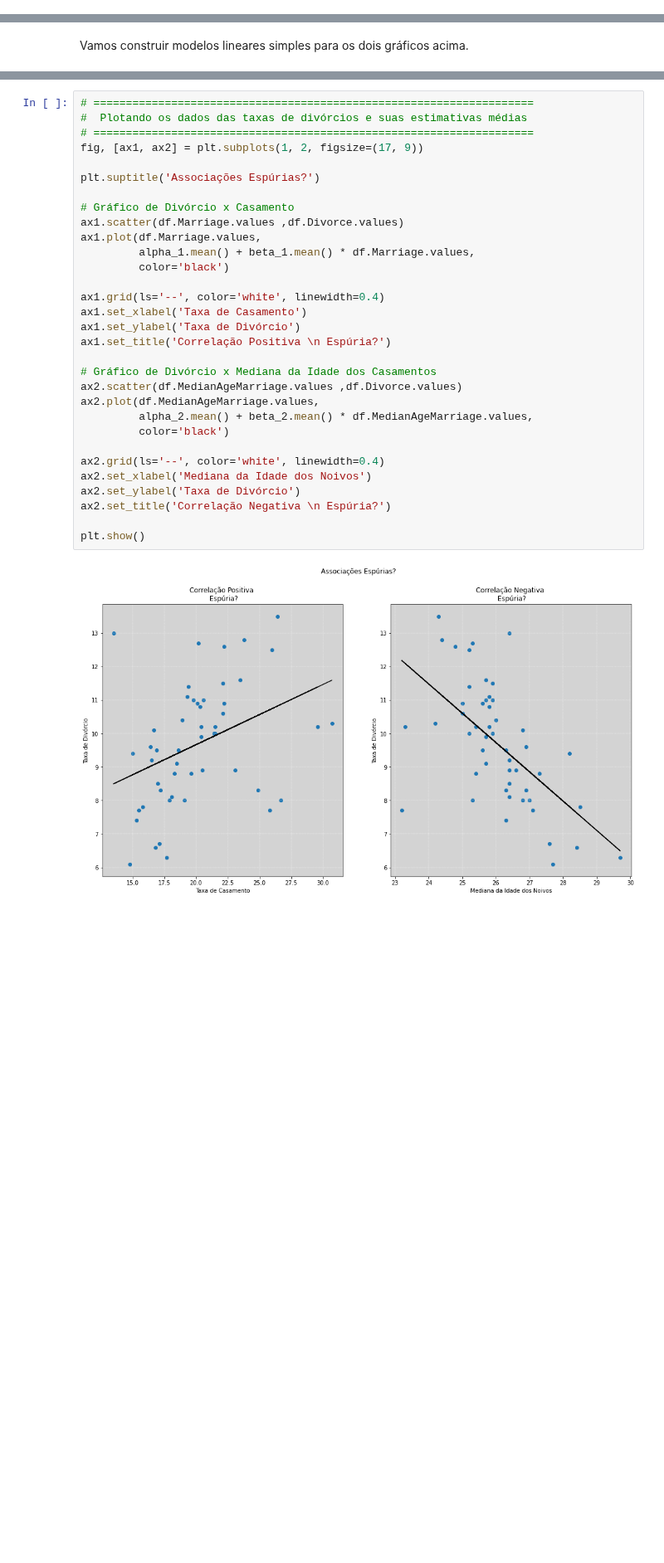
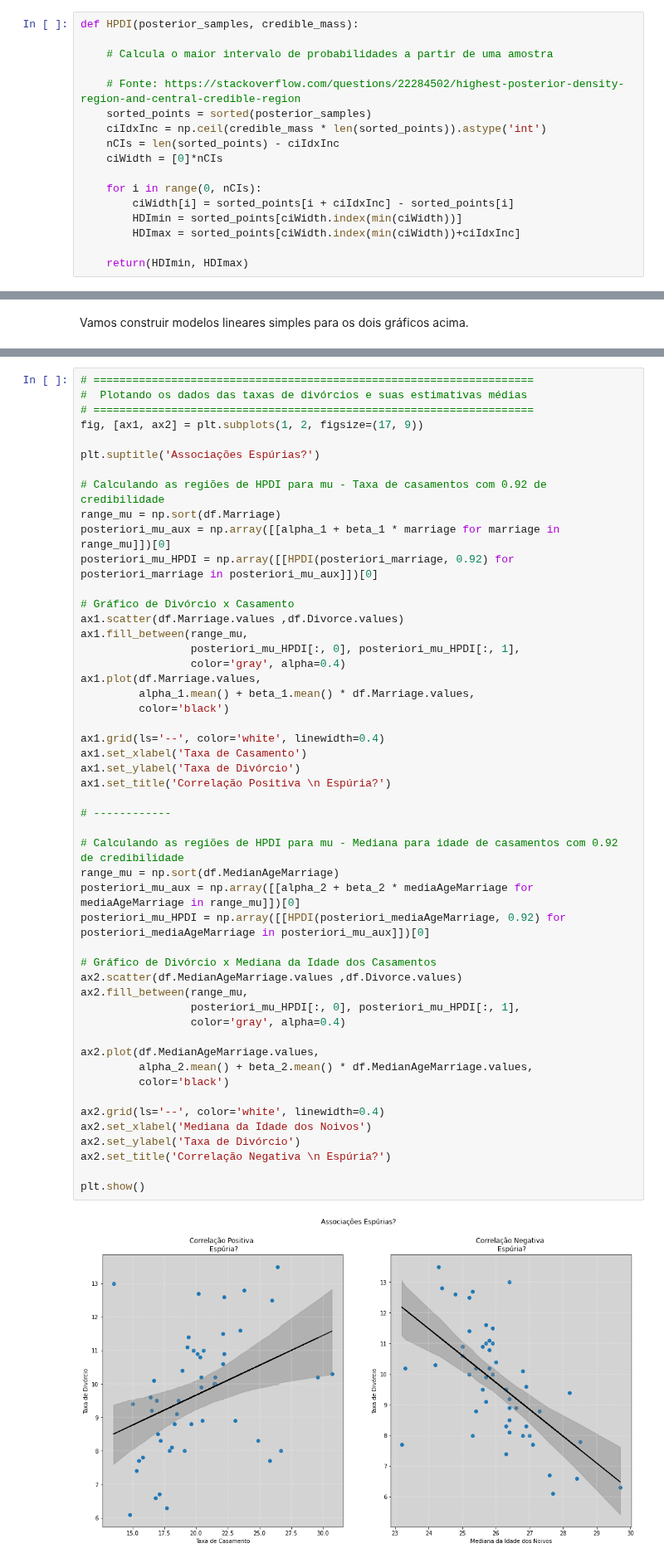
Before and after one commit to rodolphomacedo/statistical_rethinking_pt_BR, a Jupyter notebook: parte_5.ipynb, the cells around one changed output, grey strips where cells are left out. Shown at 83% size. Saved outputs shown, nothing was run; the diff lists cells and outputs as text; blank space fills up the shorter version.

Commit message:
Update graph in parte_5

```diff
--- a/parte_5.ipynb
+++ b/parte_5.ipynb
@@ -181,4 +181,21 @@ plt.rcParams['axes.facecolor'] = 'lightgray'
 # %%
 # Desbloqueio do asyncIO do jupyter
 nest_asyncio.apply()
+# %%
+def HPDI(posterior_samples, credible_mass):
+
+    # Calcula o maior intervalo de probabilidades a partir de uma amostra
+
+    # Fonte: https://stackoverflow.com/questions/22284502/highest-posterior-density-region-and-central-credible-region
+    sorted_points = sorted(posterior_samples)
+    ciIdxInc = np.ceil(credible_mass * len(sorted_points)).astype('int')
+    nCIs = len(sorted_points) - ciIdxInc
+    ciWidth = [0]*nCIs
+
+    for i in range(0, nCIs):
+        ciWidth[i] = sorted_points[i + ciIdxInc] - sorted_points[i]
+        HDImin = sorted_points[ciWidth.index(min(ciWidth))]
+        HDImax = sorted_points[ciWidth.index(min(ciWidth))+ciIdxInc]
+
+    return(HDImin, HDImax)
 # %%
@@ -330,34 +485,53 @@ Sampling: 100% (8000/8000), done.
 #  Plotando os dados das taxas de divórcios e suas estimativas médias
 # ====================================================================
 fig, [ax1, ax2] = plt.subplots(1, 2, figsize=(17, 9))
 
 plt.suptitle('Associações Espúrias?')
 
+# Calculando as regiões de HPDI para mu - Taxa de casamentos com 0.92 de credibilidade
+range_mu = np.sort(df.Marriage)
+posteriori_mu_aux = np.array([[alpha_1 + beta_1 * marriage for marriage in range_mu]])[0]
+posteriori_mu_HPDI = np.array([[HPDI(posteriori_marriage, 0.92) for posteriori_marriage in posteriori_mu_aux]])[0]
+
 # Gráfico de Divórcio x Casamento
 ax1.scatter(df.Marriage.values ,df.Divorce.values)
+ax1.fill_between(range_mu,
+                 posteriori_mu_HPDI[:, 0], posteriori_mu_HPDI[:, 1],
+                 color='gray', alpha=0.4)
 ax1.plot(df.Marriage.values,
          alpha_1.mean() + beta_1.mean() * df.Marriage.values,
          color='black')
 
 ax1.grid(ls='--', color='white', linewidth=0.4)
 ax1.set_xlabel('Taxa de Casamento')
 ax1.set_ylabel('Taxa de Divórcio')
 ax1.set_title('Correlação Positiva \n Espúria?')
 
+# ------------
+
+# Calculando as regiões de HPDI para mu - Mediana para idade de casamentos com 0.92 de credibilidade
+range_mu = np.sort(df.MedianAgeMarriage)
+posteriori_mu_aux = np.array([[alpha_2 + beta_2 * mediaAgeMarriage for mediaAgeMarriage in range_mu]])[0]
+posteriori_mu_HPDI = np.array([[HPDI(posteriori_mediaAgeMarriage, 0.92) for posteriori_mediaAgeMarriage in posteriori_mu_aux]])[0]
+
 # Gráfico de Divórcio x Mediana da Idade dos Casamentos
 ax2.scatter(df.MedianAgeMarriage.values ,df.Divorce.values)
+ax2.fill_between(range_mu,
+                 posteriori_mu_HPDI[:, 0], posteriori_mu_HPDI[:, 1],
+                 color='gray', alpha=0.4)
+
 ax2.plot(df.MedianAgeMarriage.values,
          alpha_2.mean() + beta_2.mean() * df.MedianAgeMarriage.values,
          color='black')
 
 ax2.grid(ls='--', color='white', linewidth=0.4)
 ax2.set_xlabel('Mediana da Idade dos Noivos')
 ax2.set_ylabel('Taxa de Divórcio')
 ax2.set_title('Correlação Negativa \n Espúria?')
 
 plt.show()
 # %% [output]
-[figure, old version]
+[figure, new version]
 # %% [markdown]
 Observando os dois gráficos acima, quais dessas correlações são `causas plausíveis`?
 
```
Also changed, not shown: parts of 7 cells of this notebook, 1 other file.
